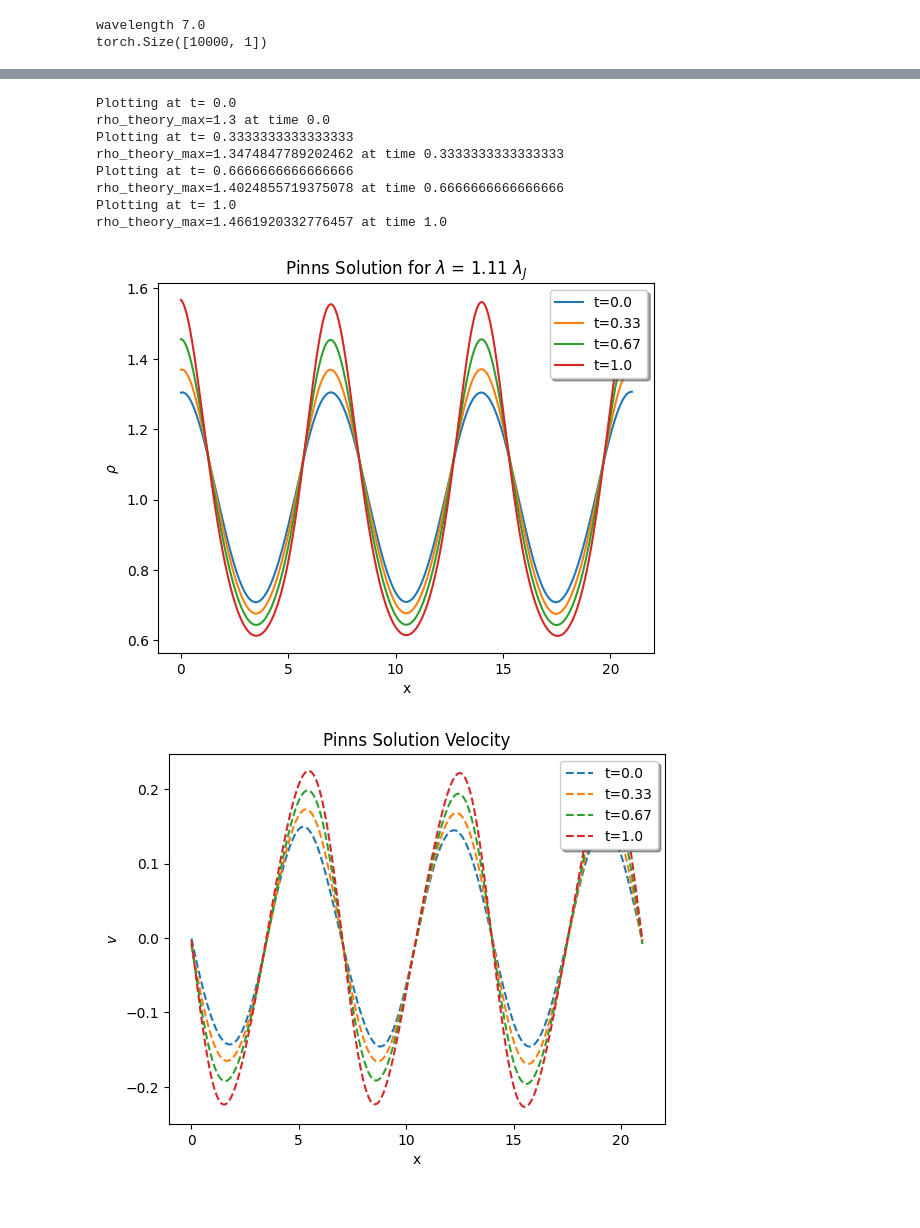
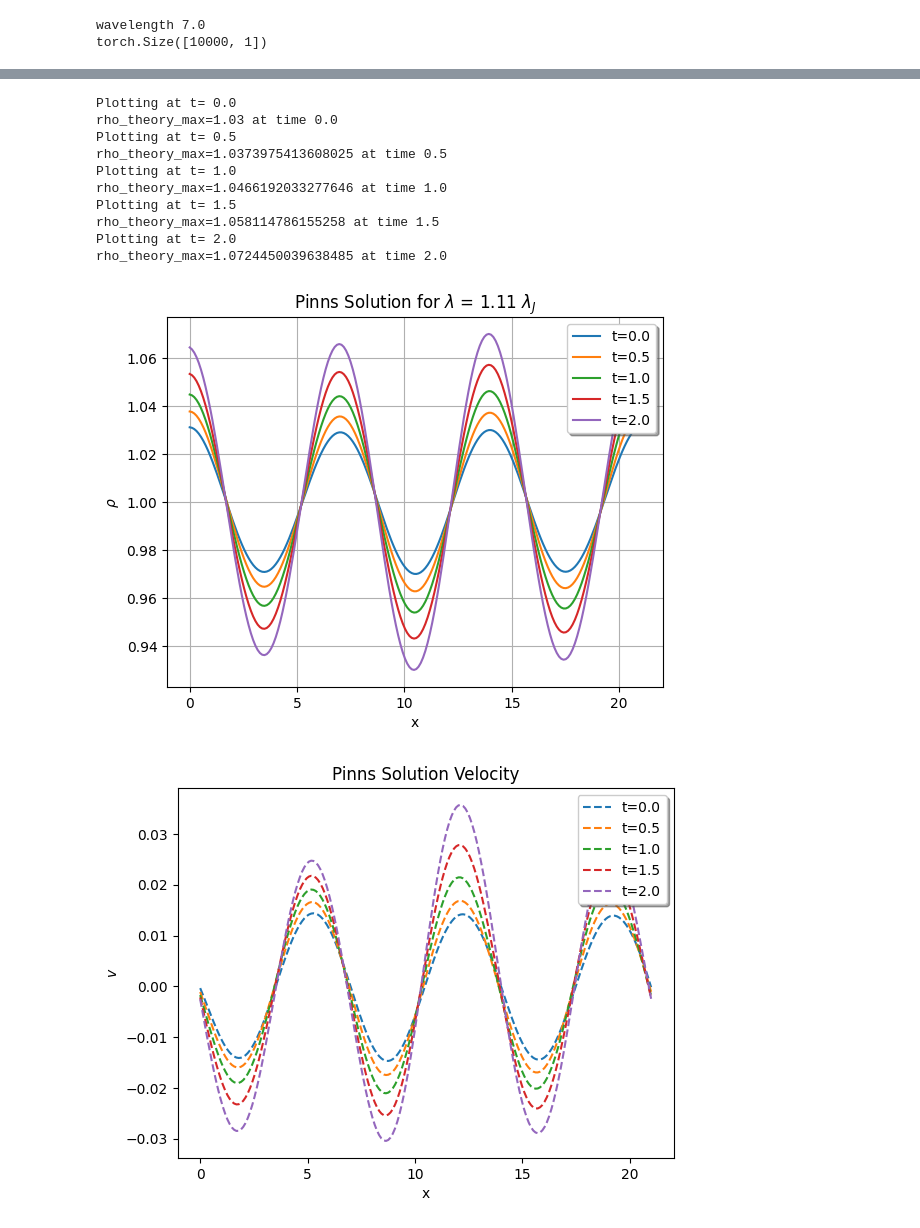
Before and after one commit to sauddy/GRINN, a Jupyter notebook: GRINN_torch_code/torch_GHD_1D.ipynb, the cells around one changed output, grey strips where cells are left out. Drawn from its saved outputs; the diff is of its cells as text; code cells hidden in the pictures.

```diff
--- a/GRINN_torch_code/torch_GHD_1D.ipynb
+++ b/GRINN_torch_code/torch_GHD_1D.ipynb
@@ -192,7 +182,7 @@ def pde_residue(x,t,net):
 # ## CASE 2          (refer to the paper for details)
 lam = 7.0          # one wavelength
 num_of_waves = 3
-rho_1 = 0.3        # question 2a linear wave propagation
+rho_1 = 0.03        # question 2a linear wave propagation
 
 # ## CASE 2          (refer to the paper for details)
 # lam = 5.0          # one wavelength
@@ -243,7 +230,7 @@ def fun_v_0(x):
 # %%
 ## TIME & SPACE
 tmin = 0.
-tmax = 1.
+tmax = 2.5
 
 xmin = 0.
 xmax = xmin+lam*num_of_waves
@@ -378,16 +368,18 @@ Total time = 300.36103653907776 sec
 # %%
-import Plotting_1D as pt
+import Plotting as pt
 time_array = np.linspace(0,int(tmax),int(tmax)+3)
-initial_params = xmin,xmax,rho_1, alpha ,lam ,output_folder,tmax ## required for plotting
+initial_params = xmin,xmax,rho_1, alpha ,lam ,tmax ## required for plotting
 pt.plot_function(net,time_array,initial_params,velocity=True,isplot =True)
 # %% [output]
 Plotting at t= 0.0
-rho_theory_max=1.3 at time 0.0
-Plotting at t= 0.3333333333333333
-rho_theory_max=1.3474847789202462 at time 0.3333333333333333
-Plotting at t= 0.6666666666666666
-rho_theory_max=1.4024855719375078 at time 0.6666666666666666
+rho_theory_max=1.03 at time 0.0
+Plotting at t= 0.5
+rho_theory_max=1.0373975413608025 at time 0.5
 Plotting at t= 1.0
-rho_theory_max=1.4661920332776457 at time 1.0
+rho_theory_max=1.0466192033277646 at time 1.0
+Plotting at t= 1.5
+rho_theory_max=1.058114786155258 at time 1.5
+Plotting at t= 2.0
+rho_theory_max=1.0724450039638485 at time 2.0
-[figure, old version]
+[figure, new version]
-[figure, old version]
+[figure, new version]
```
Also changed, not shown: parts of 7 cells of this notebook, 54 other files.
